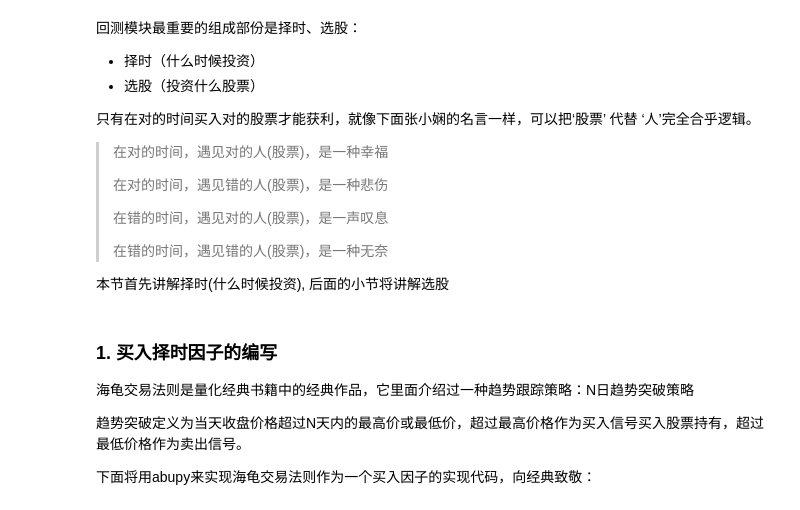
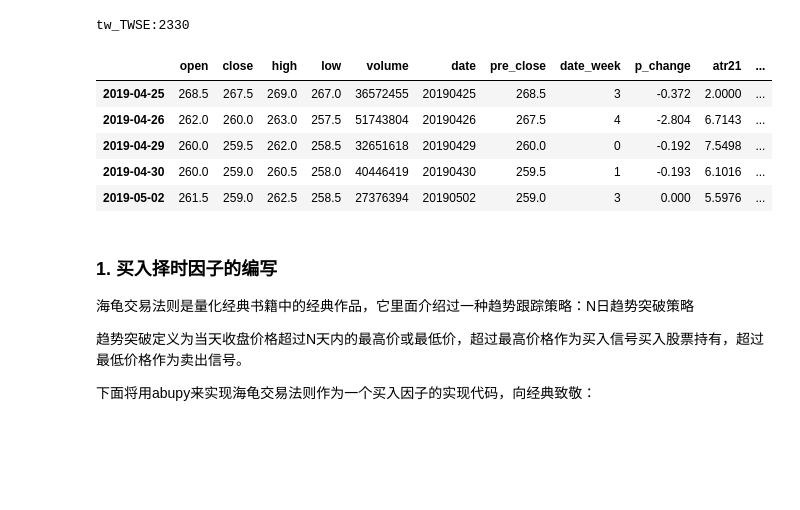
Before and after one commit to funningboy/abu, a Jupyter notebook: abupy_lecture/1-择时策略的开发(ABU量化使用文档).ipynb, the cells around one changed output. Drawn from its saved outputs; the diff is of its cells as text; code cells hidden in the pictures; blank space fills up the shorter version.

```diff
--- a/abupy_lecture/1-择时策略的开发(ABU量化使用文档).ipynb
+++ b/abupy_lecture/1-择时策略的开发(ABU量化使用文档).ipynb
@@ -201,20 +53,14 @@ enable example env will only read RomDataBu/df_kl.h5
-# %% [markdown]
-回测模块最重要的组成部份是择时、选股：
-
-* 择时（什么时候投资）
-* 选股（投资什么股票）
-
-只有在对的时间买入对的股票才能获利，就像下面张小娴的名言一样，可以把‘股票’ 代替 ‘人’完全合乎逻辑。
-
->在对的时间，遇见对的人(股票)，是一种幸福
->
->在对的时间，遇见错的人(股票)，是一种悲伤
->
->在错的时间，遇见对的人(股票)，是一声叹息
->
->在错的时间，遇见错的人(股票)，是一种无奈
-
-本节首先讲解择时(什么时候投资), 后面的小节将讲解选股
+# %%
+us_jd = ABuSymbolPd.make_kl_df('2330')
+us_jd.head()
+# %% [output]
+tw_TWSE:2330
+|  | open | close | high | low | volume | date | pre_close | date_week | p_change | atr21 | ... |
+| 2019-04-25 | 268.5 | 267.5 | 269.0 | 267.0 | 36572455 | 20190425 | 268.5 | 3 | -0.372 | 2.0000 | ... |
+| 2019-04-26 | 262.0 | 260.0 | 263.0 | 257.5 | 51743804 | 20190426 | 267.5 | 4 | -2.804 | 6.7143 | ... |
+| 2019-04-29 | 260.0 | 259.5 | 262.0 | 258.5 | 32651618 | 20190429 | 260.0 | 0 | -0.192 | 7.5498 | ... |
+| 2019-04-30 | 260.0 | 259.0 | 260.5 | 258.0 | 40446419 | 20190430 | 259.5 | 1 | -0.193 | 6.1016 | ... |
+| 2019-05-02 | 261.5 | 259.0 | 262.5 | 258.5 | 27376394 | 20190502 | 259.0 | 3 | 0.000 | 5.5976 | ... |
 # %% [markdown]
 ### 1. 买入择时因子的编写
 
```
Also changed, not shown: parts of 14 cells of this notebook, 30 other files.
